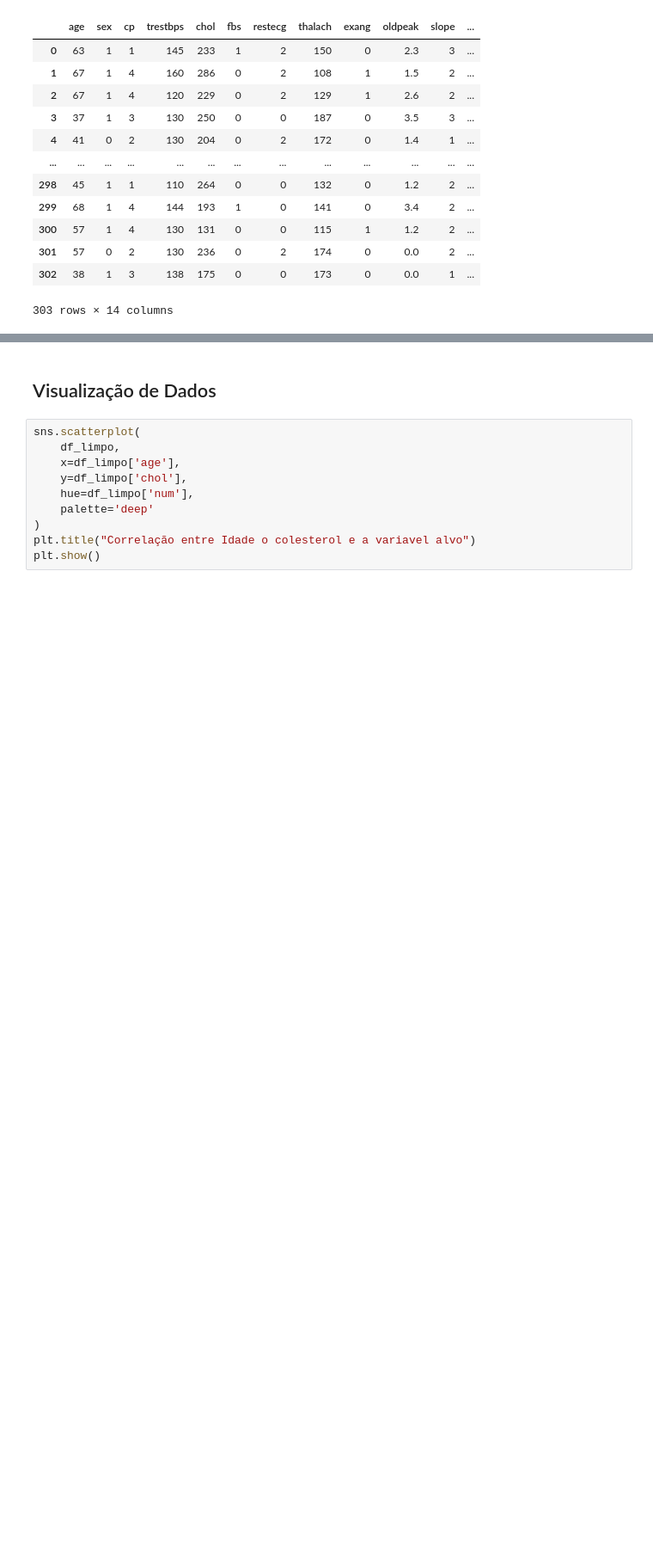
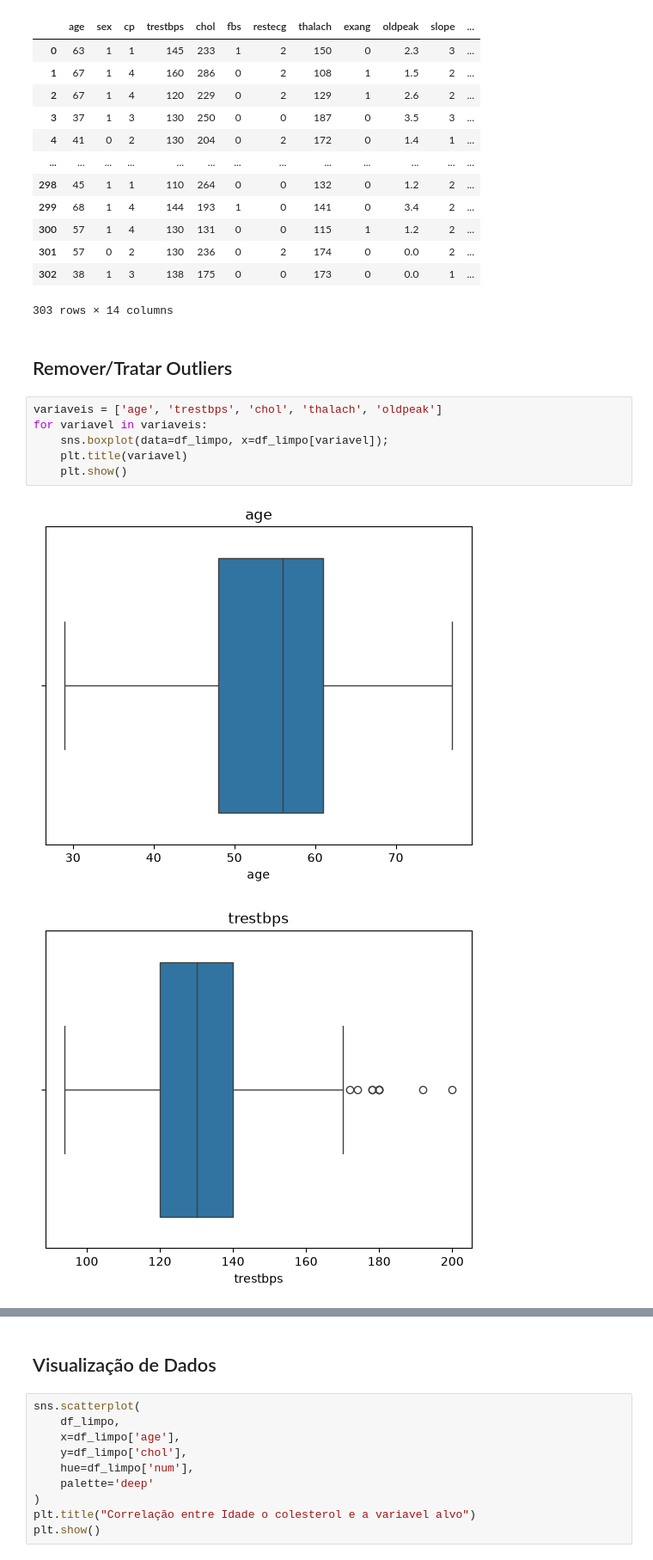
Before and after one commit to Joao-Inacio/Iniciacao-Cientifica-Redes-Neurais, a Jupyter notebook: notebooks/eda.ipynb, the cells around one changed output, grey strips where cells are left out. Shown at 86% size. Cells and saved outputs as stored; diff of their text form; blank space fills up the shorter version.

Commit message:
Tratamento de Outliers

```diff
--- a/notebooks/eda.ipynb
+++ b/notebooks/eda.ipynb
@@ -166,3 +166,14 @@ df_limpo
 | 301 | 57 | 0 | 2 | 130 | 236 | 0 | 2 | 174 | 0 | 0.0 | 2 | ... |
 | 302 | 38 | 1 | 3 | 138 | 175 | 0 | 0 | 173 | 0 | 0.0 | 1 | ... |
 303 rows × 14 columns
+# %% [markdown]
+## Remover/Tratar Outliers
+# %%
+variaveis = ['age', 'trestbps', 'chol', 'thalach', 'oldpeak']
+for variavel in variaveis:
+    sns.boxplot(data=df_limpo, x=df_limpo[variavel]);
+    plt.title(variavel)
+    plt.show()
+# %% [output]
+[figure, added]
+[figure, added]
```
Also changed, not shown: parts of 7 cells of this notebook.
